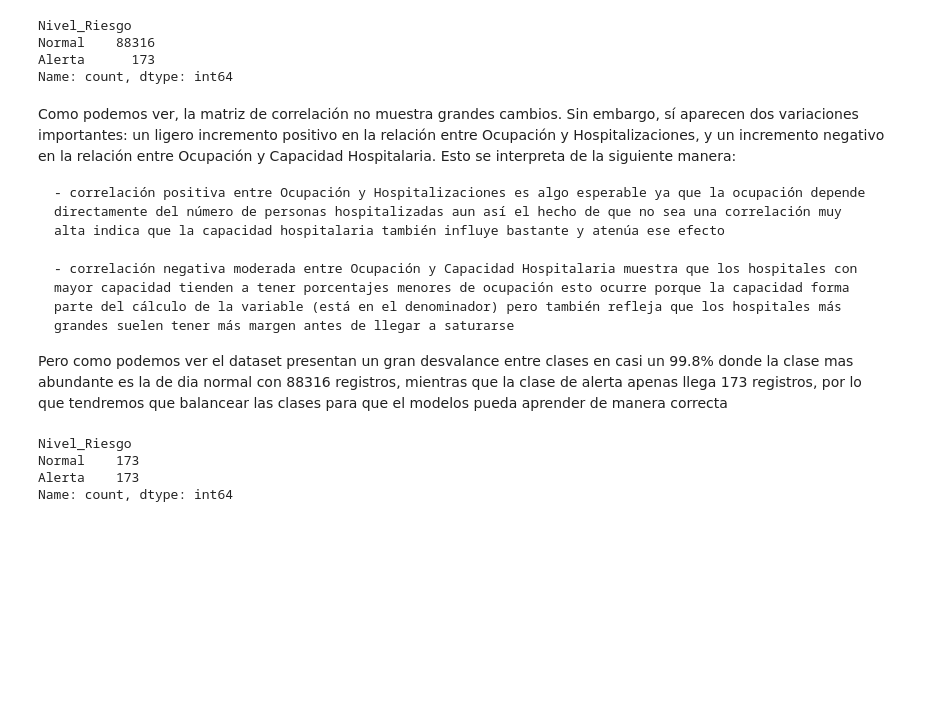
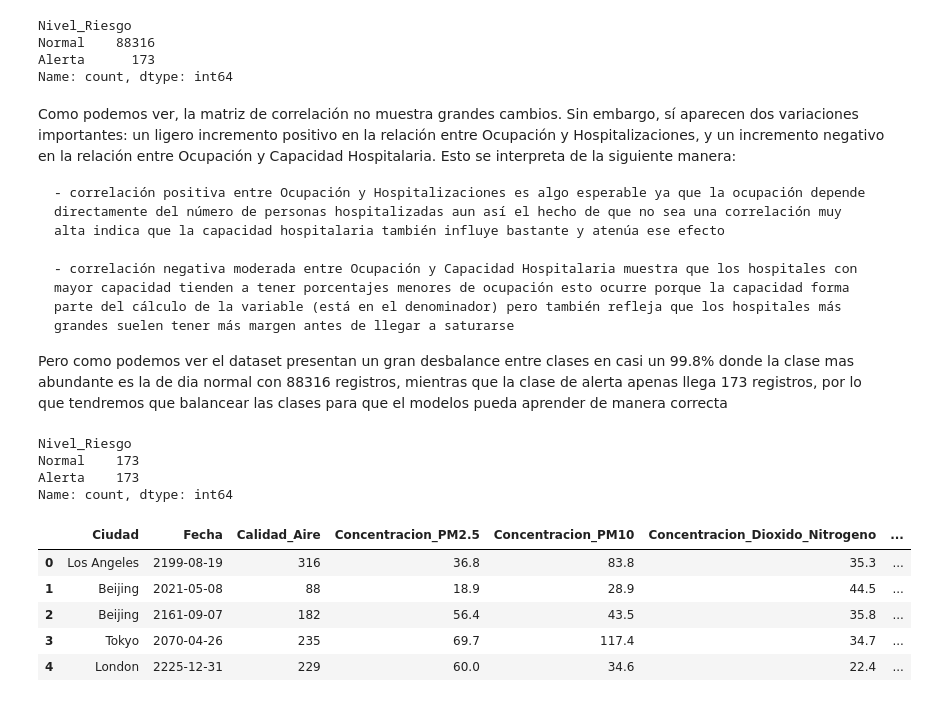
Before and after one commit to AlejandroAvila43/MineriaDeDatos, a Jupyter notebook: Air quality/AirQuality.ipynb, the cells around one changed output. Cells and saved outputs as stored; diff of their text form; code cells hidden in the pictures; blank space fills up the shorter version.

```diff
--- a/Air quality/AirQuality.ipynb
+++ b/Air quality/AirQuality.ipynb
@@ -412,6 +412,6 @@ Como podemos ver, la matriz de correlación no muestra grandes cambios. Sin emba
 
     - correlación negativa moderada entre Ocupación y Capacidad Hospitalaria muestra que los hospitales con mayor capacidad tienden a tener porcentajes menores de ocupación esto ocurre porque la capacidad forma parte del cálculo de la variable (está en el denominador) pero también refleja que los hospitales más grandes suelen tener más margen antes de llegar a saturarse
 
-Pero como podemos ver el dataset presentan un gran desvalance entre clases en casi un 99.8% donde la clase mas abundante es la de dia normal con 88316 registros, mientras que la clase de alerta apenas llega 173 registros, por lo que tendremos que balancear las clases para que el modelos pueda aprender de manera correcta
+Pero como podemos ver el dataset presentan un gran desbalance entre clases en casi un 99.8% donde la clase mas abundante es la de dia normal con 88316 registros, mientras que la clase de alerta apenas llega 173 registros, por lo que tendremos que balancear las clases para que el modelos pueda aprender de manera correcta
 # %%
 # balanceo de la clases
@@ -435,3 +436,13 @@ Nivel_Riesgo
 Normal    173
 Alerta    173
 Name: count, dtype: int64
+# %%
+# revisar la integridad de los datos
+dataset_balanced.head()
+# %% [output]
+|  | Ciudad | Fecha | Calidad_Aire | Concentracion_PM2.5 | Concentracion_PM10 | Concentracion_Dioxido_Nitrogeno | ... |
+| 0 | Los Angeles | 2199-08-19 | 316 | 36.8 | 83.8 | 35.3 | ... |
+| 1 | Beijing | 2021-05-08 | 88 | 18.9 | 28.9 | 44.5 | ... |
+| 2 | Beijing | 2161-09-07 | 182 | 56.4 | 43.5 | 35.8 | ... |
+| 3 | Tokyo | 2070-04-26 | 235 | 69.7 | 117.4 | 34.7 | ... |
+| 4 | London | 2225-12-31 | 229 | 60.0 | 34.6 | 22.4 | ... |
```
Also changed, not shown: parts of 10 cells of this notebook.
